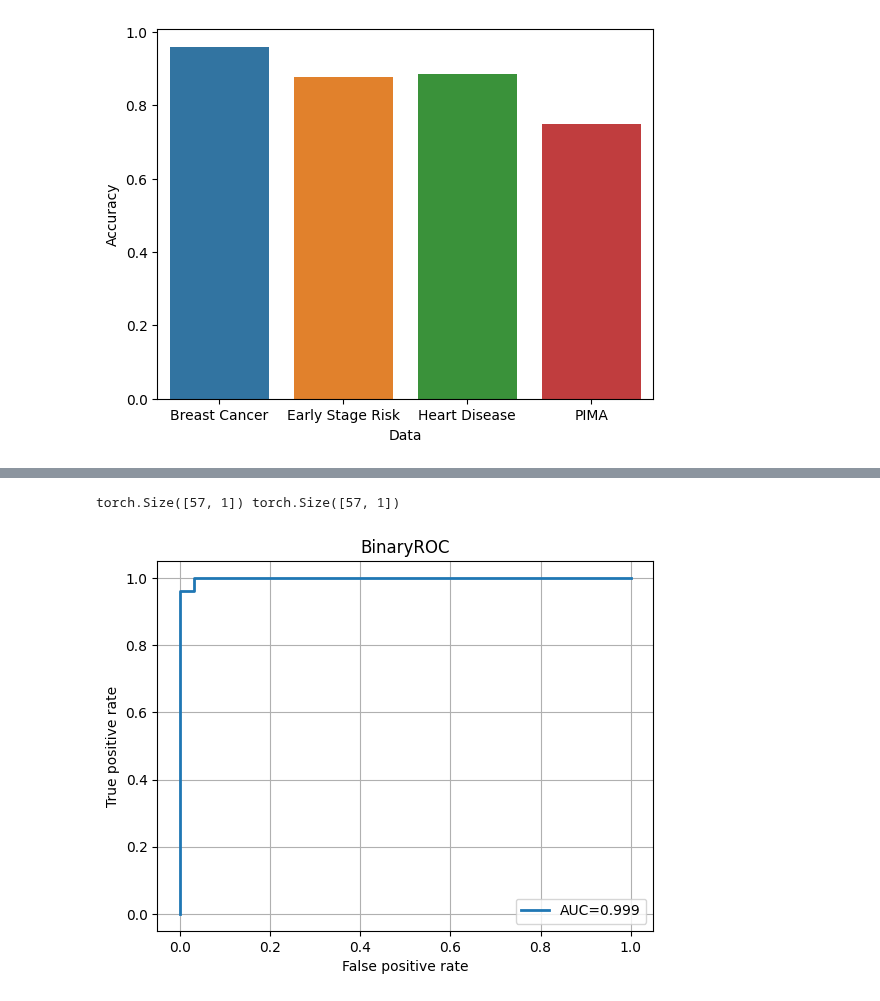
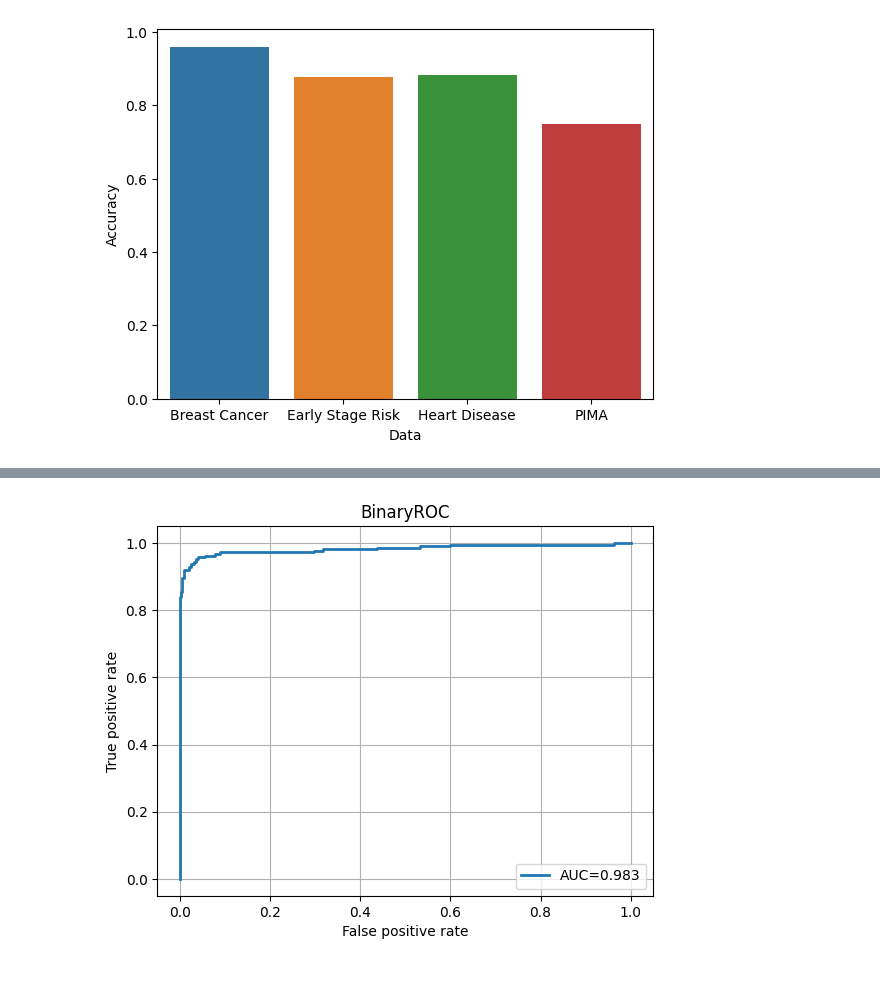
Before and after one commit to MRifqiFz/project-ednn, a Jupyter notebook: Robust/Visualization.ipynb, the cells around one changed output, grey strips where cells are left out. Saved outputs shown, nothing was run; the diff lists cells and outputs as text; code cells hidden in the pictures.

```diff
--- a/Robust/Visualization.ipynb
+++ b/Robust/Visualization.ipynb
@@ -127,26 +135,26 @@ df = pd.concat([df, pd.DataFrame(temp, index=[0])], ignore_index=True)
 # %%
-accuracy = []
-precision = []
-recall = []
-f1_score = []
-auroc = []
+pima_accuracy = BinaryAccuracy()
+pima_precision = BinaryPrecision()
+pima_recall = BinaryRecall()
+pima_f1score = BinaryF1Score()
+pima_auroc = BinaryAUROC()
 
 for i in range(10):
     trues = torch.tensor(data[7]['Data'][i])
     preds = torch.tensor(data[6]['Data'][i].flatten())
-    accuracy.append(binary_accuracy(preds=preds, target=trues).item())
-    precision.append(binary_precision(preds=preds, target=trues).item())
-    recall.append(binary_recall(preds=preds, target=trues).item())
-    f1_score.append(binary_f1_score(preds=preds, target=trues).item())
-    auroc.append(binary_auroc(preds.float(), trues.long()).item())
+    pima_accuracy.update(preds, trues)
+    pima_precision.update(preds, trues)
+    pima_recall.update(preds, trues)
+    pima_f1score.update(preds, trues)
+    pima_auroc.update(preds, trues)
 
 temp = {
     'Data': 'PIMA',
-    'Accuracy': np.mean(accuracy),
-    'Precision': np.mean(precision),
-    'Recall': np.mean(recall),
-    'F1 Score': np.mean(f1_score),
-    'AUROC': np.mean(auroc)
+    'Accuracy': pima_accuracy.compute().item(),
+    'Precision': pima_precision.compute().item(),
+    'Recall': pima_recall.compute().item(),
+    'F1 Score': pima_f1score.compute().item(),
+    'AUROC': pima_auroc.compute().item()
 }
 
 df = pd.concat([df, pd.DataFrame(temp, index=[0])], ignore_index=True)
@@ -185,15 +193,15 @@ plt.savefig('Results/IMG/Recall.png', dpi=600, bbox_inches='tight')
 # %%
 from torchmetrics.classification import BinaryROC
-trues = torch.tensor(data[1]['Data'][1], dtype=torch.int).unsqueeze(1)
-preds = torch.tensor(data[0]['Data'][1])
-print(trues.shape, preds.shape)
 metric = BinaryROC()
-metric.update(preds, trues)
+
+for i in range(10):
+    trues = torch.tensor(data[1]['Data'][i], dtype=torch.int).unsqueeze(1)
+    preds = torch.tensor(data[0]['Data'][i])
+    metric.update(preds, trues)
 fig_, ax_ = metric.plot(score=True)
 
 plt.savefig('Results/IMG/ROC_Breastcancer.png', dpi=600, bbox_inches='tight')
 # %% [output]
-torch.Size([57, 1]) torch.Size([57, 1])
-[figure, old version]
+[figure, new version]
 # %%
 from torchmetrics.classification import BinaryROC
```
Also changed, not shown: parts of 12 cells of this notebook, 9 other files.
